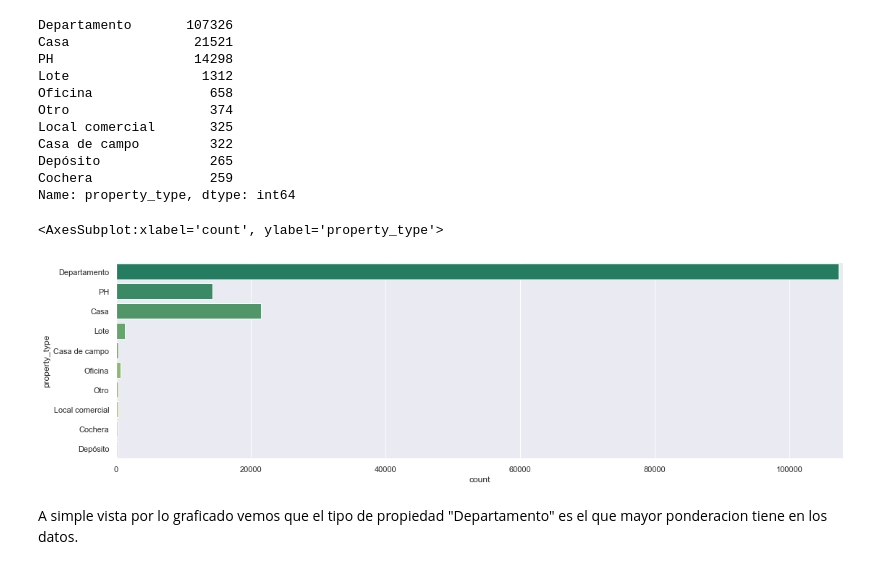
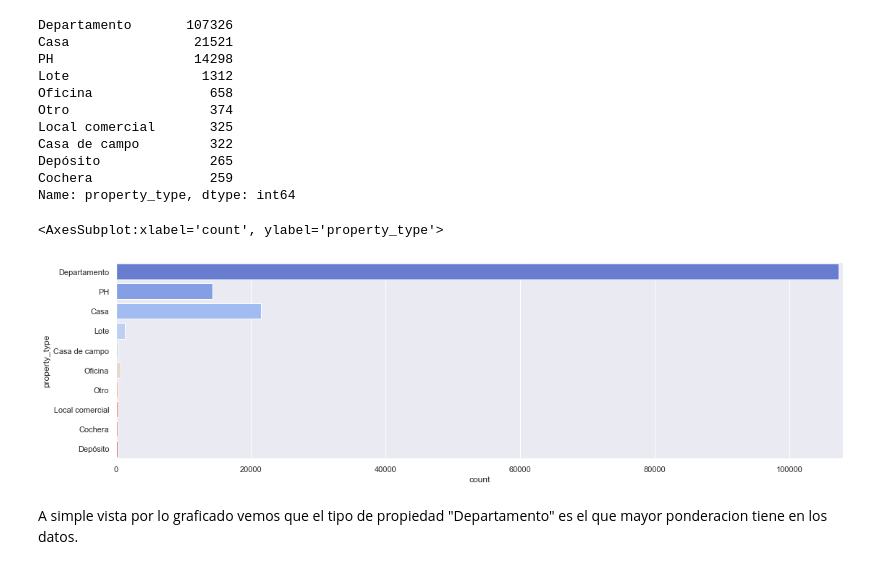
Before and after one commit to ldotto46/01.Proj_Real-State, a Jupyter notebook: Properati_analisys.ipynb, the cells around one changed output. Cells and saved outputs as stored; diff of their text form; code cells hidden in the pictures.

```diff
--- a/Properati_analisys.ipynb
+++ b/Properati_analisys.ipynb
@@ -146,10 +147,10 @@ Name: property_type, dtype: int64
 # %%
 plt.figure(figsize=(18,5))
 plt.xlim(0,108000)
-sns.countplot(data = datapd, y = "property_type", palette="summer") #Comparativa entre las cantidades de propiedades segun su tipo
+sns.countplot(data = datapd, y = "property_type", palette="coolwarm") #Comparativa entre las cantidades de propiedades segun su tipo
 # %% [output]
 <AxesSubplot:xlabel='count', ylabel='property_type'>
-[figure, old version]
+[figure, new version]
 # %% [markdown]
 A simple vista por lo graficado vemos que el tipo de propiedad "Departamento" es el que mayor ponderacion tiene en los datos.
 # %%
```
Also changed, not shown: parts of 19 cells of this notebook.
